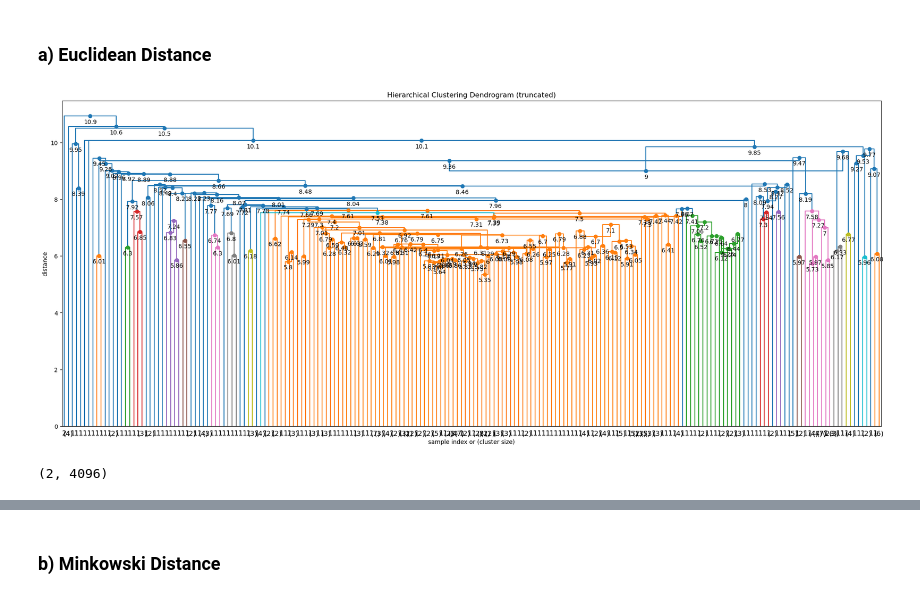
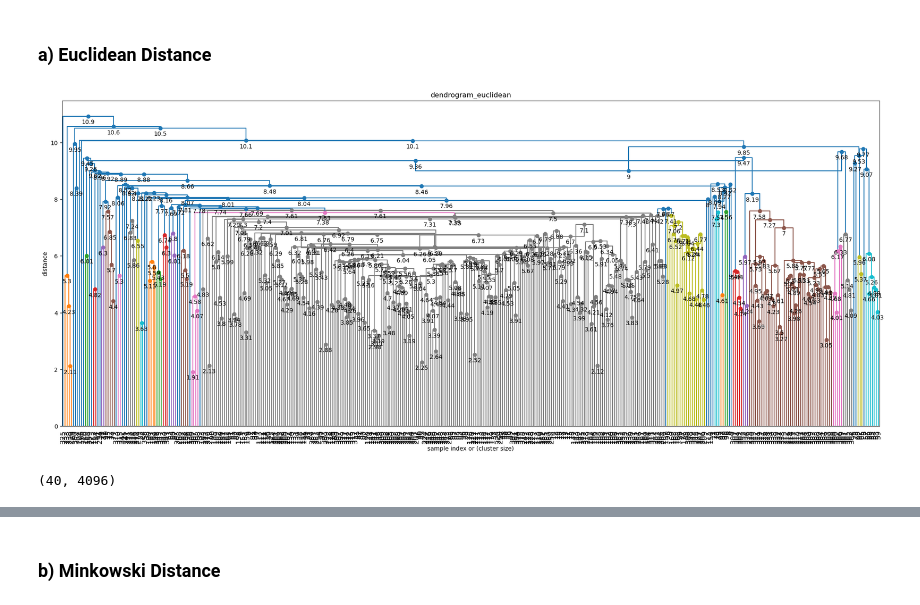
Before and after one commit to Ale248/FALL2024_COMP257, a Jupyter notebook: Assignment3/A3_Question1.ipynb, the cells around one changed output, grey strips where cells are left out. Drawn from its saved outputs; the diff is of its cells as text; code cells hidden in the pictures.

```diff
--- a/Assignment3/A3_Question1.ipynb
+++ b/Assignment3/A3_Question1.ipynb
@@ -127,11 +128,12 @@ def fancy_dendrogram(*args, **kwargs):
     if max_d and 'color_threshold' not in kwargs:
         kwargs['color_threshold'] = max_d
     annotate_above = kwargs.pop('annotate_above', 0)
-
+    title = kwargs.pop('title', "")
     ddata = dendrogram(*args, **kwargs)
 
     if not kwargs.get('no_plot', False):
-        plt.title('Hierarchical Clustering Dendrogram (truncated)')
+        # plt.title('Hierarchical Clustering Dendrogram (truncated)')
+        plt.title(title)
         plt.xlabel('sample index or (cluster size)')
         plt.ylabel('distance')
         for i, d, c in zip(ddata['icoord'], ddata['dcoord'], ddata['color_list']):
@@ -145,3 +147,15 @@ def fancy_dendrogram(*args, **kwargs):
         if max_d:
             plt.axhline(y=max_d, c='k')
     return ddata
+
+# Function to simplify code to use fancy_dendrogram()
+def use_fancy_dendrogram(Z, title, filename):
+  plt.figure(figsize=(25, 10))
+  fancy_dendrogram(Z,
+                 leaf_rotation=90,
+                 leaf_font_size=12,
+                 show_contracted=True,
+                 title=title
+                )
+  plt.savefig(filename)
+  plt.show()
@@ -159,36 +188,11 @@ labels_euclidean = fcluster(Z, t=n_clusters, criterion="maxclust")
 # %%
-plt.figure(figsize=(25, 10))
-fancy_dendrogram(Z_euclidean,
-                 truncate_mode='lastp',
-                 p=200,
-                 labels=labels_euclidean,
-                 leaf_rotation=0,
-                 leaf_font_size=12,
-                 show_contracted=True,
-                )
-plt.savefig(f"dendrogram_euclidean_{n_clusters}.png")
-plt.show()
+# Show how data points are merged
+use_fancy_dendrogram(Z_euclidean, f"dendrogram_euclidean", f"dendrogram_euclidean.png")
 # %% [output]
-[figure, old version]
+[figure, new version]
 # %%
-# Calculate centroids
-unique_labels = np.unique(labels_euclidean)
-
-centroids_list = []
-
-for i in unique_labels:
-    # Take points that belong to cluster i
-    cluster_points = X[labels == i]
-
-    # Calculate the mean points of the points in the cluster
-    centroid = cluster_points.mean(axis=0)
-
-    # Add to list
-    centroids_list.append(centroid)
-
-centroids_euclidean = np.array(centroids_list)
-
-# Reduced dataset
-centroids_euclidean.shape
+# Get reduced dataset
+X_reduced_euclidean = get_centroids(X, labels_euclidean)
+X_reduced_euclidean.shape
 # %% [output]
-(2, 4096)
+(40, 4096)
```
Also changed, not shown: parts of 33 cells of this notebook, 11 other files.
